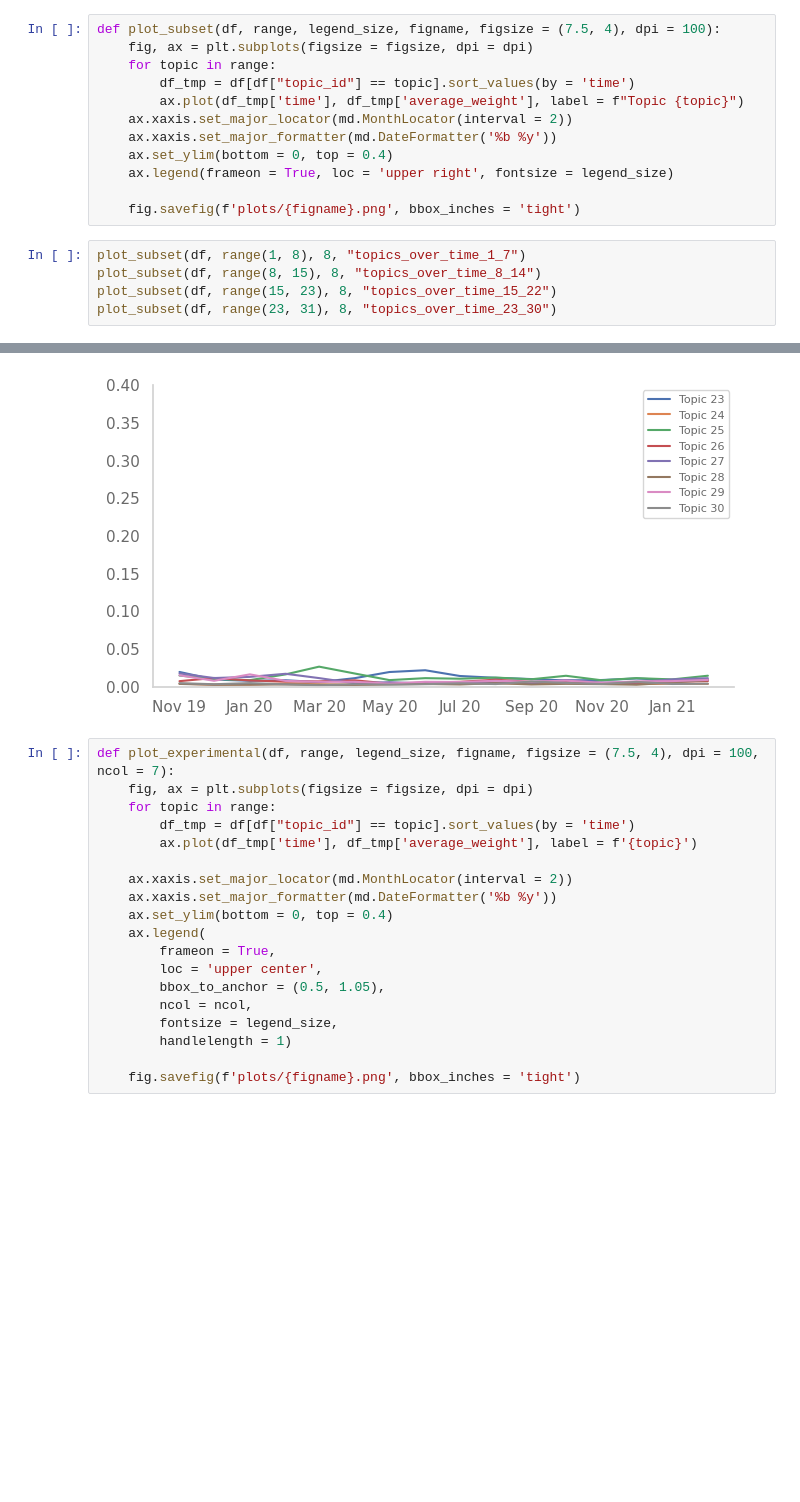
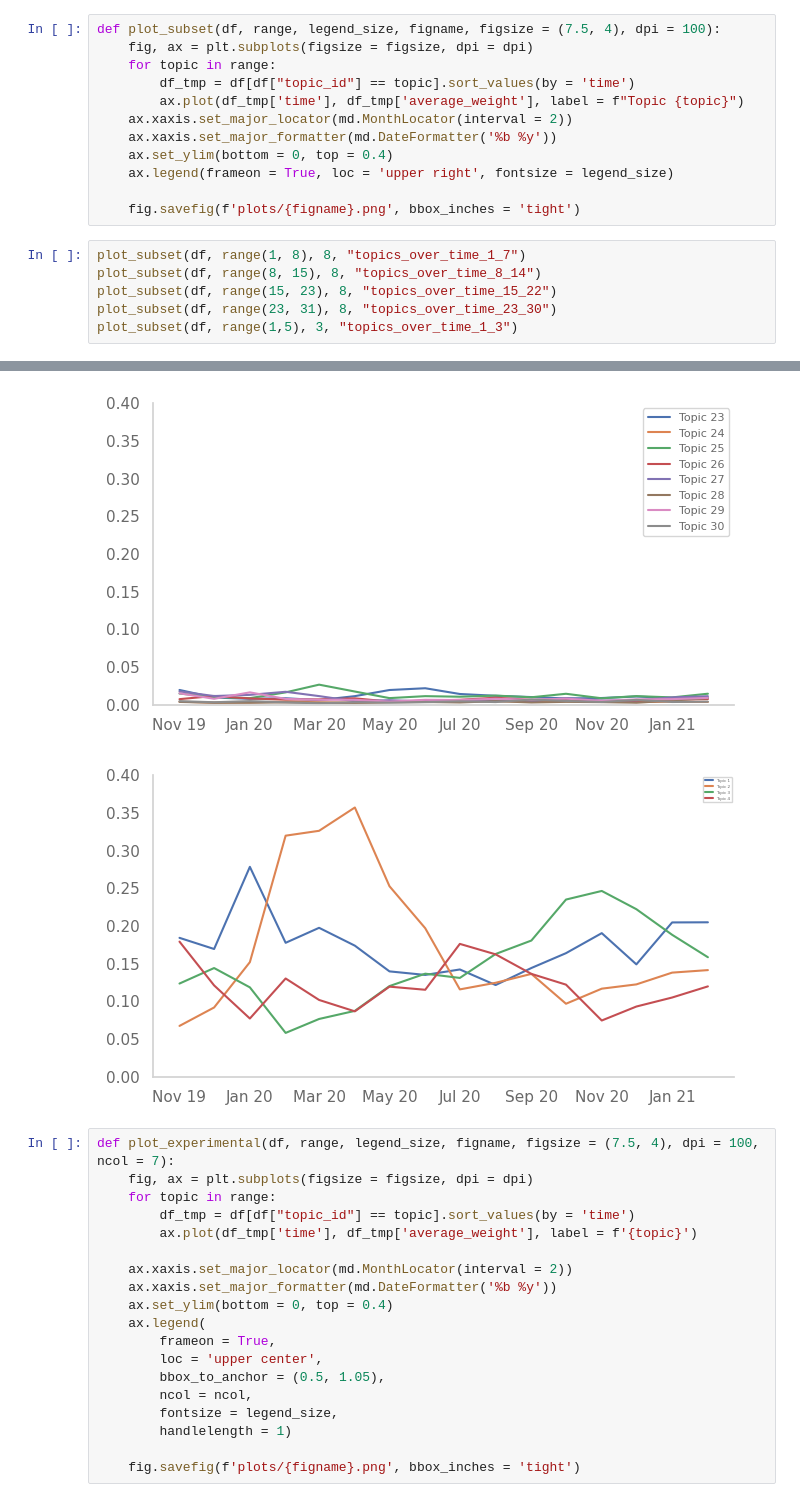
Before and after one commit to centre-for-humanities-computing/china-twitter, a Jupyter notebook: topic-model/topics_over_time.ipynb, the cells around one changed output, grey strips where cells are left out. Saved outputs shown, nothing was run; the diff lists cells and outputs as text; blank space fills up the shorter version.

```diff
--- a/topic-model/topics_over_time.ipynb
+++ b/topic-model/topics_over_time.ipynb
@@ -54,13 +75,15 @@ def plot_subset(df, range, legend_size, figname, figsize = (7.5, 4), dpi = 100):
 # %%
 plot_subset(df, range(1, 8), 8, "topics_over_time_1_7")
 plot_subset(df, range(8, 15), 8, "topics_over_time_8_14")
 plot_subset(df, range(15, 23), 8, "topics_over_time_15_22")
 plot_subset(df, range(23, 31), 8, "topics_over_time_23_30")
+plot_subset(df, range(1,5), 3, "topics_over_time_1_3")
 # %% [output]
 [figure]
 [figure]
 [figure]
 [figure]
+[figure, added]
 # %%
 def plot_experimental(df, range, legend_size, figname, figsize = (7.5, 4), dpi = 100, ncol = 7):
     fig, ax = plt.subplots(figsize = figsize, dpi = dpi)
```
Also changed, not shown: parts of 1 cell of this notebook, 4 other files.
